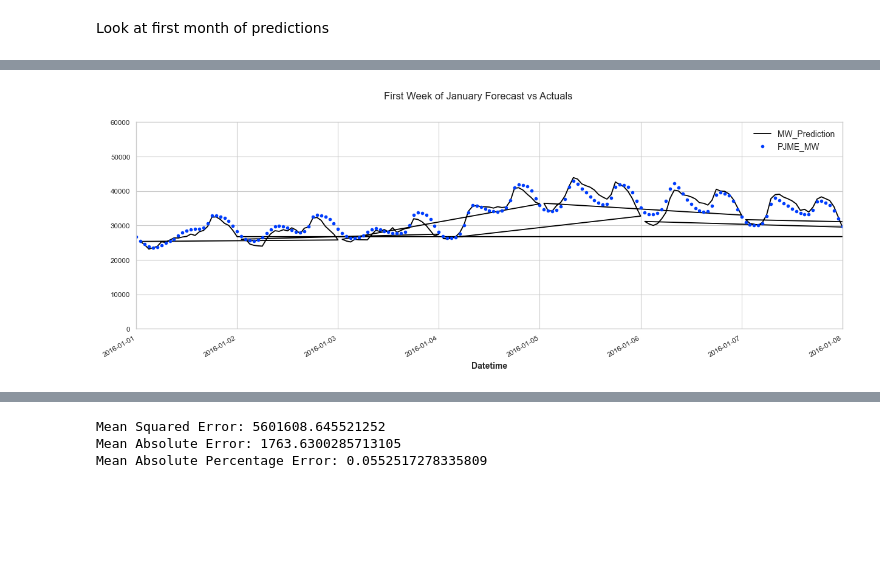
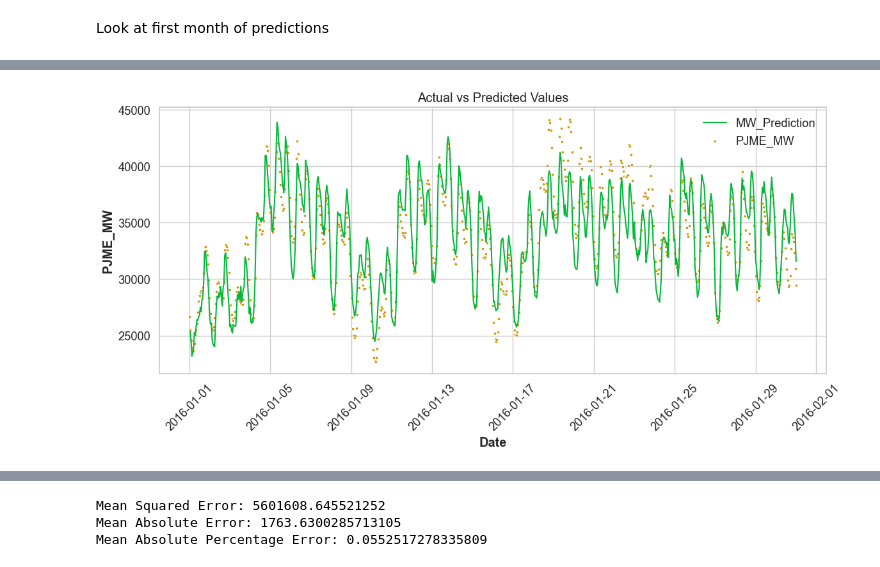
Before and after one commit to matt-lvk/energy_market_toymodel, a Jupyter notebook: energy_consumption/pjme.ipynb, the cells around one changed output, grey strips where cells are left out. Cells and saved outputs as stored; diff of their text form; code cells hidden in the pictures; blank space fills up the shorter version.

```diff
--- a/energy_consumption/pjme.ipynb
+++ b/energy_consumption/pjme.ipynb
@@ -286,12 +303,7 @@ plot = plt.suptitle('January 2015 Forecast vs Actuals')
-# %%
-# Plot the forecast with the actuals
-f, ax = plt.subplots(1)
-f.set_figheight(5)
-f.set_figwidth(15)
-_ = pjme_all[['MW_Prediction','PJME_MW']].plot(ax=ax,
-                                              style=['-','.'])
-ax.set_xbound(lower='01-01-2016', upper='01-08-2016')
-ax.set_ylim(0, 60000)
-plot = plt.suptitle('First Week of January Forecast vs Actuals')
-# %% [output]
-[figure, removed]
+# %%
+pjme_jan = pjme_all[['MW_Prediction','PJME_MW']]\
+    .loc[(pjme_all.index >= datetime(2016, 1, 1))
+        & (pjme_all.index <= datetime(2016, 1, 31))]
+plot_actual_predict(pjme_jan, 'MW_Prediction', 'PJME_MW', 'Actual vs Predicted Values')
+# %% [output]
+[figure, added]
```
Also changed, not shown: parts of 18 cells of this notebook, 1 other file.
